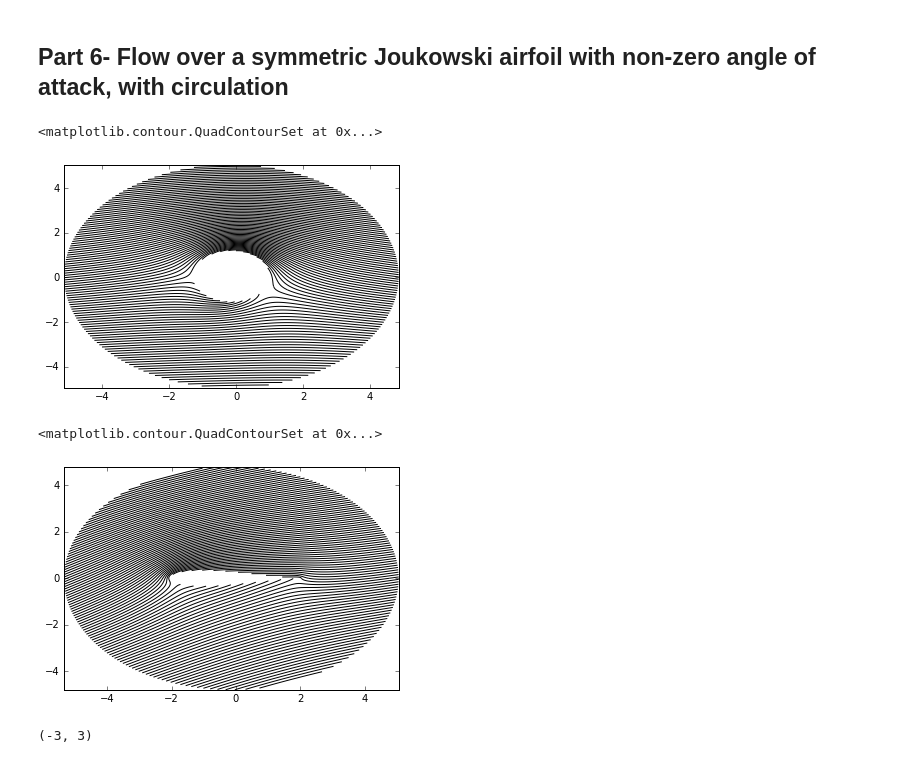
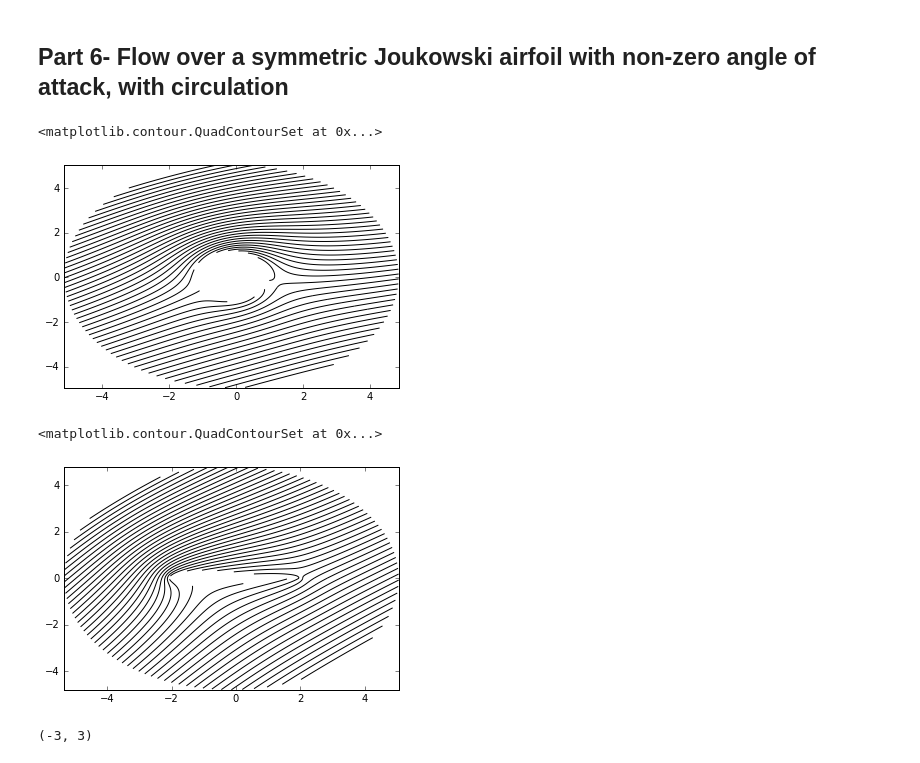
Before and after one commit to alexabaumer/MAE6226, a Jupyter notebook: Baumer_assignment02.ipynb, the cells around one changed output. Drawn from its saved outputs; the diff is of its cells as text; code cells hidden in the pictures.

```diff
--- a/Baumer_assignment02.ipynb
+++ b/Baumer_assignment02.ipynb
@@ -329,16 +329,16 @@ def doublet(u_inf, strength, xd, yd, X, Y):
     u_d = -strength/(2*numpy.pi)*((X-xd)**2-(Y-yd)**2)/((X-xd)**2+(Y-yd)**2)**2
     v_d = -strength/(2*numpy.pi)*2*(X-xd)*(Y-yd)/((X-xd)**2+(Y-yd)**2)**2
 
-    psi_fs = u_inf * Y
+    psi_d = -strength/(2*math.pi)*(Y-yd)/((X-xd)**2+(Y-yd)**2)
 
     return u_d,v_d, psi_d
 # %%
 def fs(u_inf, X, Y, Nx, Ny, alpha):
 
-    u_fs = u_inf * numpy.ones((Nx, Ny), dtype=float) * numpy.cos(alpha)
-    v_fs = u_inf * numpy.ones((Nx, Ny), dtype=float) * numpy.sin(alpha)
+    u_fs = u_inf * numpy.ones((Nx, Ny), dtype=float) * numpy.cos(0)
+    v_fs = u_inf * numpy.ones((Nx, Ny), dtype=float) * numpy.sin(0)
 
-    psi_fs = u_inf * Y
+    psi_fs = u_inf * (Y*numpy.cos(alpha) - X*numpy.sin(alpha))
 
     return u_fs, v_fs, psi_fs
 # %%
@@ -455,7 +454,7 @@ u_inf = 1.0
 
 u_do, v_do, psi_do = doublet(u_inf, strength_d, x0, y0, xl, yl)
 
-u_fr, v_fr, psi_fr = fs(u_inf, xl, yl, n_theta, n_r, 0.0)
+u_fr, v_fr, psi_fr = fs(u_inf, xl, yl, n_theta, n_r, alpha)
 
 u_v, v_v, psi_v = vortex(strength_v, x0, y0, xl, yl)
 
@@ -481,15 +480,15 @@ vz6 = -Uz6.imag
 uwxi6 = WXi6.real
 vwxi6 = -WXi6.imag
 # %%
-pyplot.contour(xl, yl, psi6, colors='k', linestyles='solid', levels=numpy.linspace(numpy.min(psi6),numpy.max(psi6), 100))
+pyplot.contour(xl, yl, psi6, colors='k', linestyles='solid', levels=numpy.linspace(numpy.min(psi6),numpy.max(psi6), 50))
 # %% [output]
 <matplotlib.contour.QuadContourSet at 0x...>
-[figure, old version]
+[figure, new version]
 # %%
-pyplot.contour(xi.real, xi.imag, psi6, colors='k', linestyles='solid', levels=numpy.linspace(numpy.min(psi6),numpy.max(psi6), 100))
+pyplot.contour(xi.real, xi.imag, psi6, colors='k', linestyles='solid', levels=numpy.linspace(numpy.min(psi6),numpy.max(psi6), 50))
 # %% [output]
 <matplotlib.contour.QuadContourSet at 0x...>
-[figure, old version]
+[figure, new version]
 # %%
 pyplot.quiver(xr[::3,::3], yr[::3,::3], uz6[::3,::3], vz6[::3,::3], units='inches', scale=25.0)
 #pyplot.quiver(xr, yr, u, v, units='inches', scale=100.0)
```
Also changed, not shown: parts of 8 cells of this notebook.
